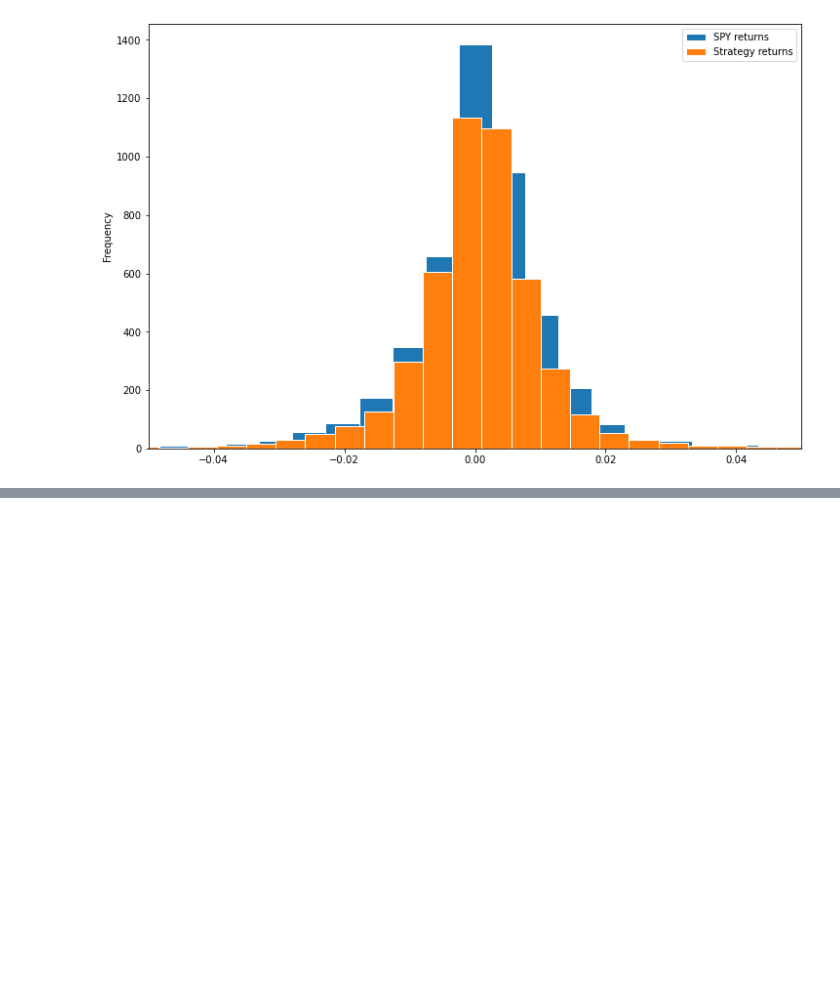
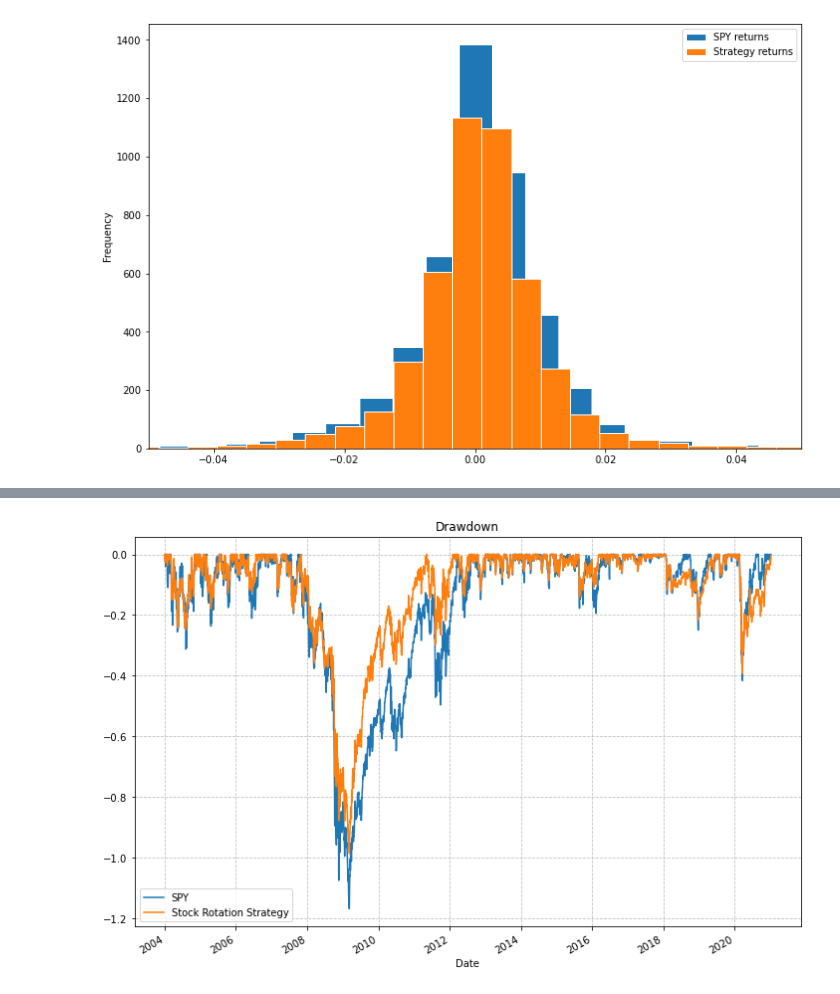
Before and after one commit to eliekawerk/stock-rotation-strategy, a Jupyter notebook: 1-stock-rotation-strategy-vanilla.ipynb, the cells around one changed output, grey strips where cells are left out. Drawn from its saved outputs; the diff is of its cells as text; code cells hidden in the pictures; blank space fills up the shorter version.

```diff
--- a/1-stock-rotation-strategy-vanilla.ipynb
+++ b/1-stock-rotation-strategy-vanilla.ipynb
@@ -256,0 +268,9 @@ performance
+# %%
+fig, ax = plt.subplots(figsize=(12,8))
+ax.set(title="Drawdown")
+drawdown.plot(ax=ax)
+plt.legend(loc='best')
+plt.grid(ls='--', alpha=0.8)
+plt.show()
+# %% [output]
+[figure, added]
```
Also changed, not shown: parts of 2 cells of this notebook.
